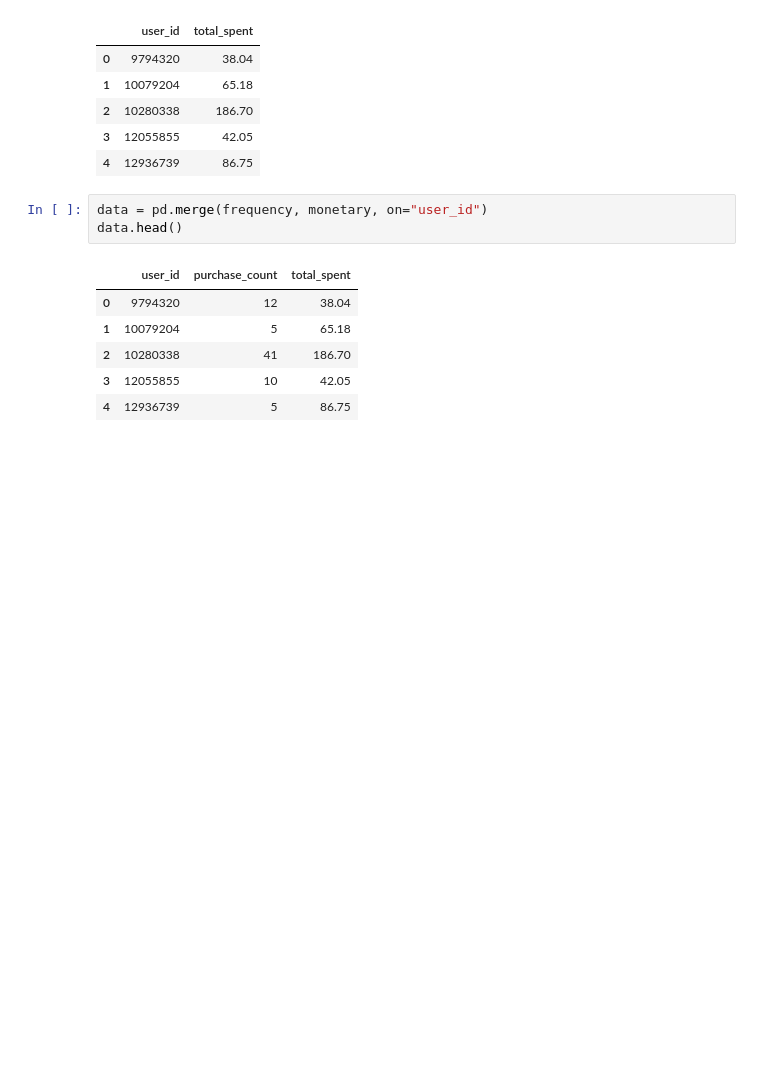
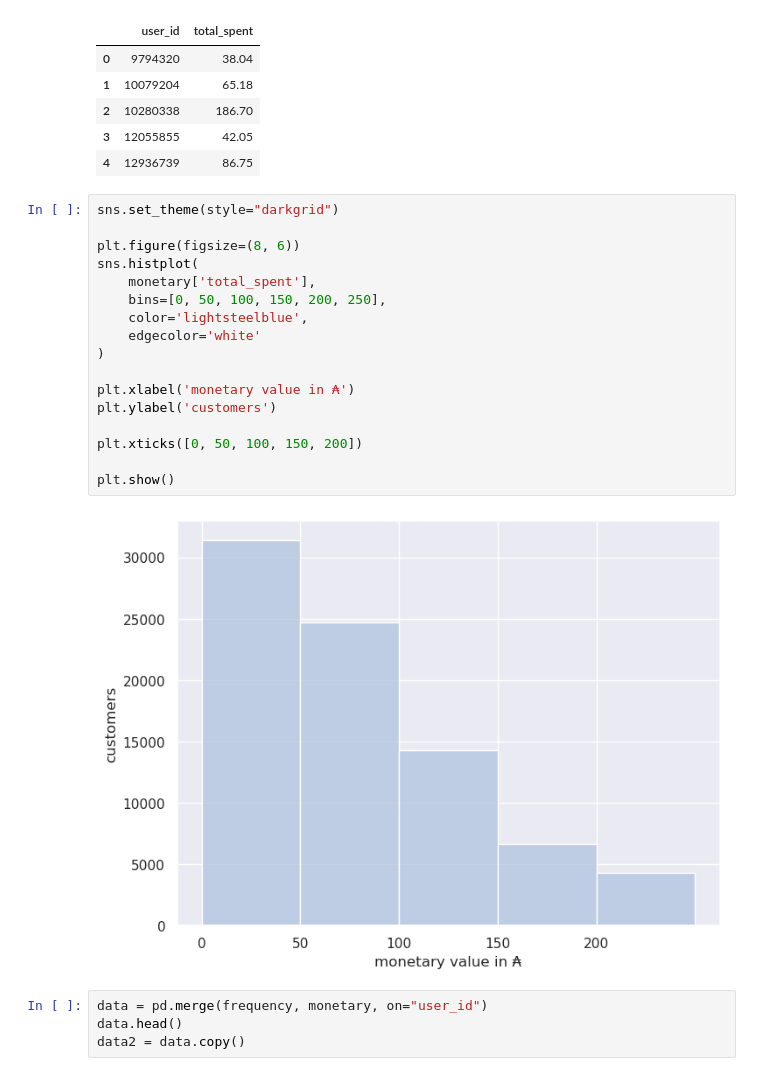
Before and after one commit to Timd3r/DataScience, a Jupyter notebook: DataScience_02_DataViz/ex04/elbow.ipynb, the cells around one changed output. Drawn from its saved outputs; the diff is of its cells as text; blank space fills up the shorter version.

```diff
--- a/DataScience_02_DataViz/ex04/elbow.ipynb
+++ b/DataScience_02_DataViz/ex04/elbow.ipynb
@@ -83,13 +113,26 @@ monetary.head()
 | 2 | 10280338 | 186.70 |
 | 3 | 12055855 | 42.05 |
 | 4 | 12936739 | 86.75 |
+# %%
+sns.set_theme(style="darkgrid")
+
+plt.figure(figsize=(8, 6))
+sns.histplot(
+    monetary['total_spent'],
+    bins=[0, 50, 100, 150, 200, 250],
+    color='lightsteelblue',
+    edgecolor='white'
+)
+
+plt.xlabel('monetary value in ₳')
+plt.ylabel('customers')
+
+plt.xticks([0, 50, 100, 150, 200])
+
+plt.show()
+# %% [output]
+[figure, added]
 # %%
 data = pd.merge(frequency, monetary, on="user_id")
 data.head()
+data2 = data.copy()
-# %% [output]
-|  | user_id | purchase_count | total_spent |
-| 0 | 9794320 | 12 | 38.04 |
-| 1 | 10079204 | 5 | 65.18 |
-| 2 | 10280338 | 41 | 186.70 |
-| 3 | 12055855 | 10 | 42.05 |
-| 4 | 12936739 | 5 | 86.75 |
```
Also changed, not shown: parts of 9 cells of this notebook, 1 other file.
